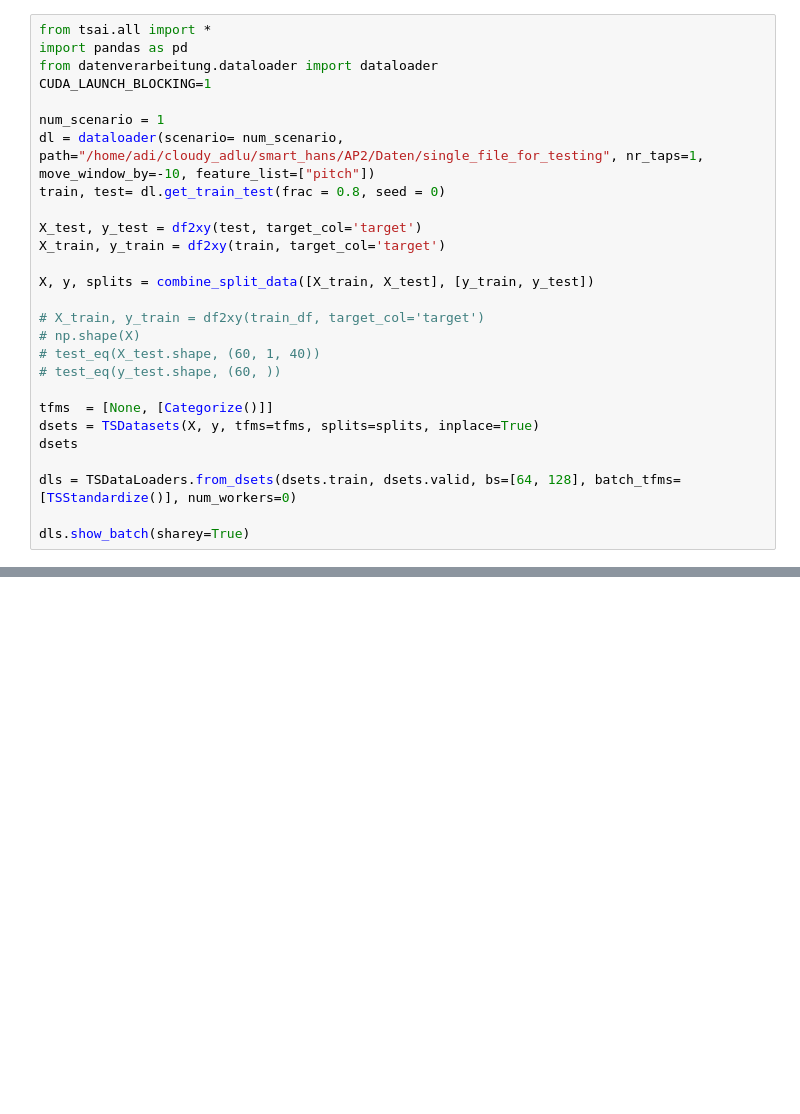
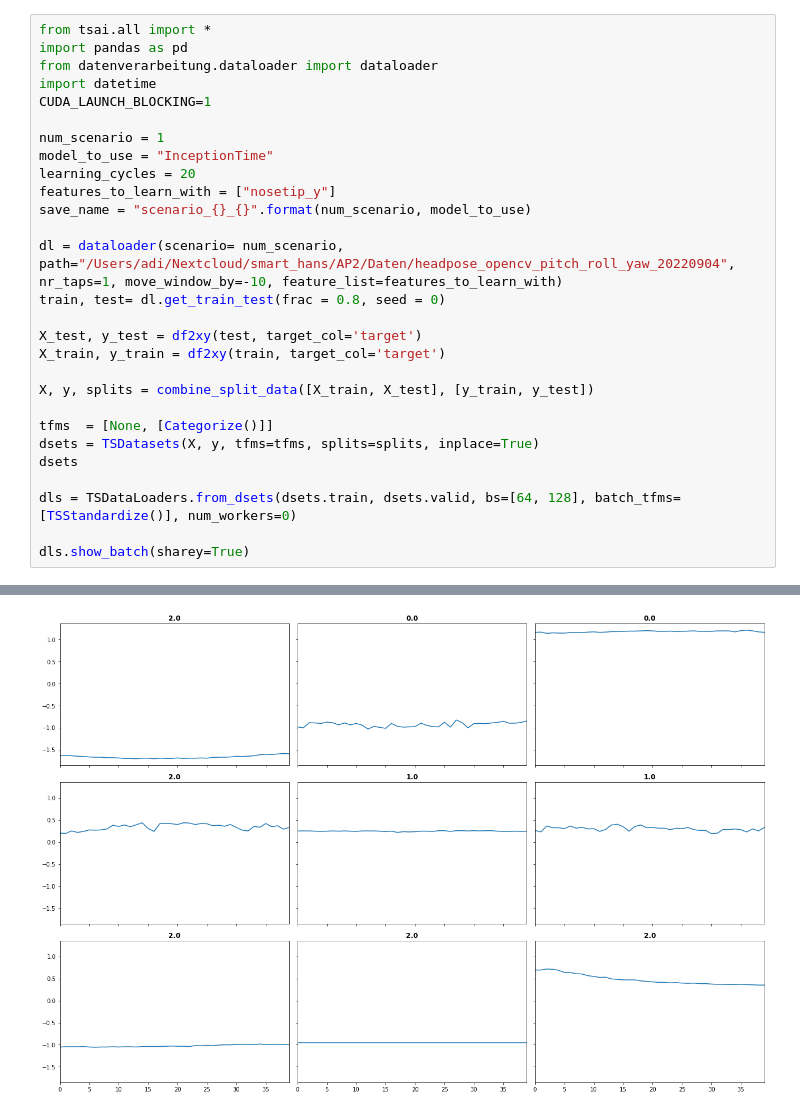
Before and after one commit to a-ludwig/smart_hans, a Jupyter notebook: Machine_learning/tsai_with_real_data_univariate.ipynb, the cells around one changed output, grey strips where cells are left out. Saved outputs shown, nothing was run; the diff lists cells and outputs as text; blank space fills up the shorter version.

```diff
--- a/Machine_learning/tsai_with_real_data_univariate.ipynb
+++ b/Machine_learning/tsai_with_real_data_univariate.ipynb
@@ -2,21 +2,22 @@
 from tsai.all import *
 import pandas as pd
 from datenverarbeitung.dataloader import dataloader
+import datetime
 CUDA_LAUNCH_BLOCKING=1
 
 num_scenario = 1
-dl = dataloader(scenario= num_scenario, path="/home/adi/cloudy_adlu/smart_hans/AP2/Daten/single_file_for_testing", nr_taps=1, move_window_by=-10, feature_list=["pitch"])
+model_to_use = "InceptionTime"
+learning_cycles = 20
+features_to_learn_with = ["nosetip_y"]
+save_name = "scenario_{}_{}".format(num_scenario, model_to_use)
+
+dl = dataloader(scenario= num_scenario, path="/Users/adi/Nextcloud/smart_hans/AP2/Daten/headpose_opencv_pitch_roll_yaw_20220904", nr_taps=1, move_window_by=-10, feature_list=features_to_learn_with)
 train, test= dl.get_train_test(frac = 0.8, seed = 0)
 
 X_test, y_test = df2xy(test, target_col='target')
 X_train, y_train = df2xy(train, target_col='target')
 
 X, y, splits = combine_split_data([X_train, X_test], [y_train, y_test])
-
-# X_train, y_train = df2xy(train_df, target_col='target')
-# np.shape(X)
-# test_eq(X_test.shape, (60, 1, 40))
-# test_eq(y_test.shape, (60, ))
 
 tfms  = [None, [Categorize()]]
 dsets = TSDatasets(X, y, tfms=tfms, splits=splits, inplace=True)
@@ -30 +47,2 @@ Error:
+[figure, added]
 # %%
```
Also changed, not shown: parts of 10 cells of this notebook.
